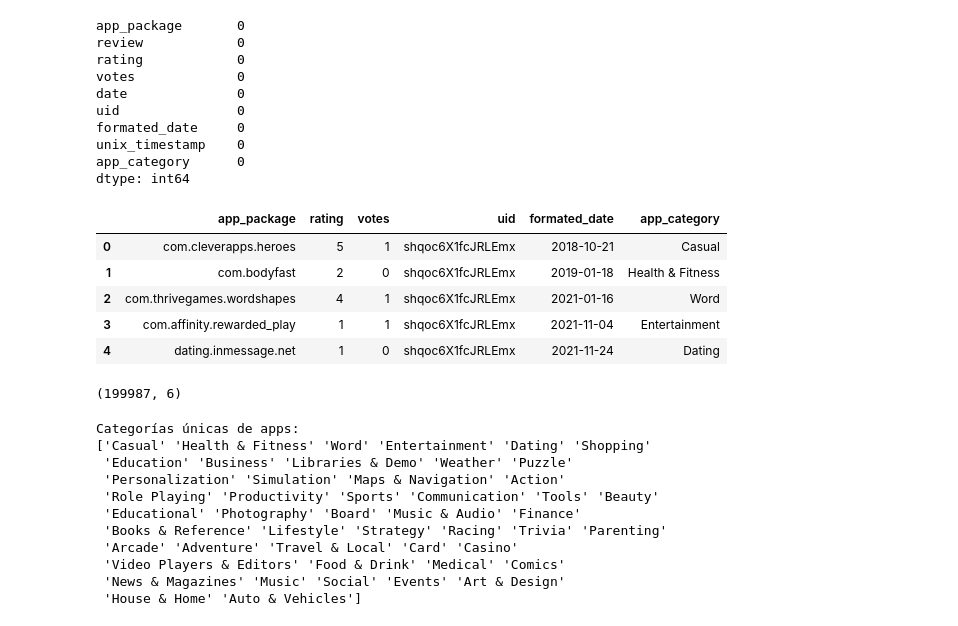
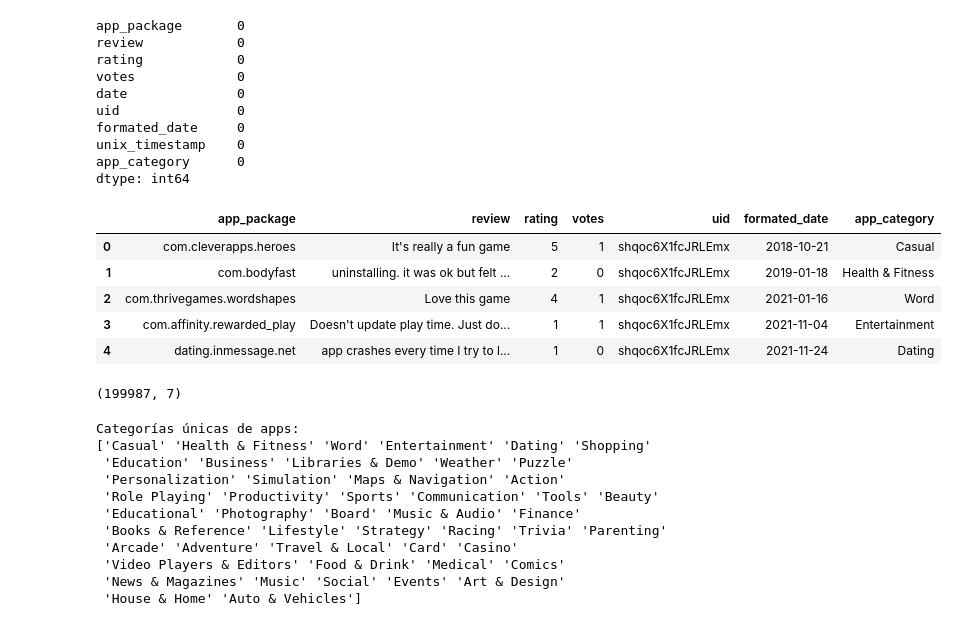
Before and after one commit to LunaGarces/proyecto_mineria, a Jupyter notebook: limpieza_datos.ipynb, the cells around one changed output. Saved outputs shown, nothing was run; the diff lists cells and outputs as text; code cells hidden in the pictures.

```diff
--- a/limpieza_datos.ipynb
+++ b/limpieza_datos.ipynb
@@ -259,19 +259,19 @@ app_category      0
 dtype: int64
 # %%
 #eliminamos columnas no útiles??? igual hay que ver si nos sirven ono xdd
-mbr = mbr.drop(columns=['review', 'date', 'unix_timestamp'])
+mbr = mbr.drop(columns=['date', 'unix_timestamp'])
 mbr.head()
 # %% [output]
-|  | app_package | rating | votes | uid | formated_date | app_category |
-| 0 | com.cleverapps.heroes | 5 | 1 | shqoc6X1fcJRLEmx | 2018-10-21 | Casual |
-| 1 | com.bodyfast | 2 | 0 | shqoc6X1fcJRLEmx | 2019-01-18 | Health & Fitness |
-| 2 | com.thrivegames.wordshapes | 4 | 1 | shqoc6X1fcJRLEmx | 2021-01-16 | Word |
-| 3 | com.affinity.rewarded_play | 1 | 1 | shqoc6X1fcJRLEmx | 2021-11-04 | Entertainment |
-| 4 | dating.inmessage.net | 1 | 0 | shqoc6X1fcJRLEmx | 2021-11-24 | Dating |
+|  | app_package | review | rating | votes | uid | formated_date | app_category |
+| 0 | com.cleverapps.heroes | It's really a fun game | 5 | 1 | shqoc6X1fcJRLEmx | 2018-10-21 | Casual |
+| 1 | com.bodyfast | uninstalling. it was ok but felt ... | 2 | 0 | shqoc6X1fcJRLEmx | 2019-01-18 | Health & Fitness |
+| 2 | com.thrivegames.wordshapes | Love this game | 4 | 1 | shqoc6X1fcJRLEmx | 2021-01-16 | Word |
+| 3 | com.affinity.rewarded_play | Doesn't update play time. Just do... | 1 | 1 | shqoc6X1fcJRLEmx | 2021-11-04 | Entertainment |
+| 4 | dating.inmessage.net | app crashes every time I try to l... | 1 | 0 | shqoc6X1fcJRLEmx | 2021-11-24 | Dating |
 # %%
 mbr.shape
 # %% [output]
-(199987, 6)
+(199987, 7)
 # %%
 print("Categorías únicas de apps:")
 print(mbr['app_category'].unique())
```
Also changed, not shown: parts of 2 cells of this notebook, 9 other files.
